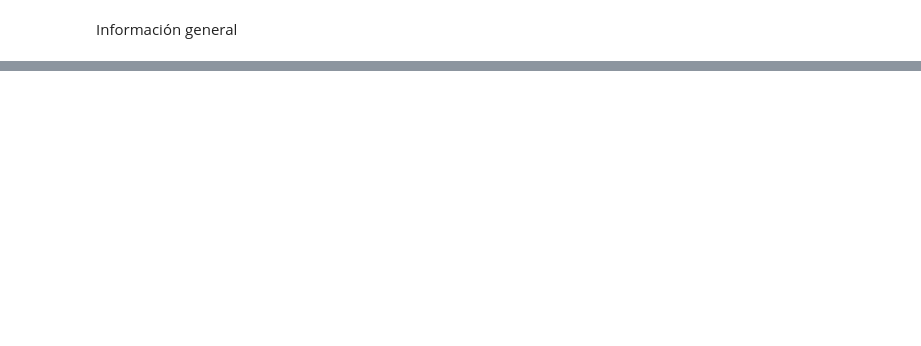
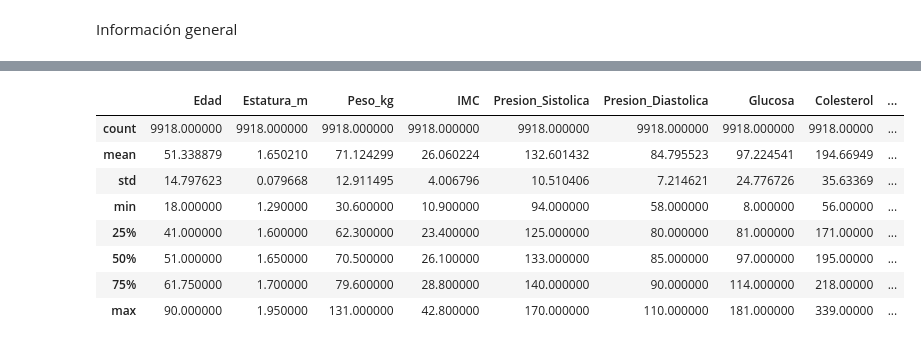
Before and after one commit to DevFntxy/ECBD_9A_IDGS_PRACTICAS_230892, a Jupyter notebook: Practica07/Practica07.ipynb, the cells around one changed output, grey strips where cells are left out. Cells and saved outputs as stored; diff of their text form; code cells hidden in the pictures; blank space fills up the shorter version.

```diff
--- a/Practica07/Practica07.ipynb
+++ b/Practica07/Practica07.ipynb
@@ -89,0 +218,4 @@ memory usage: 4.9+ MB
+# %%
+df_xico = df[df["Municipio"] == "Xicotepec de Juárez"].copy()
+
+print(f"Pacientes de Xicotepec: {len(df_xico)}")
@@ -89,0 +289,12 @@ memory usage: 4.9+ MB
+# %%
+df_xico.describe()  # Por defecto solo incluye las numéricas y elimina los NaN de texto
+# %% [output]
+|  | Edad | Estatura_m | Peso_kg | IMC | Presion_Sistolica | Presion_Diastolica | Glucosa | Colesterol | ... |
+| count | 9918.000000 | 9918.000000 | 9918.000000 | 9918.000000 | 9918.000000 | 9918.000000 | 9918.000000 | 9918.00000 | ... |
+| mean | 51.338879 | 1.650210 | 71.124299 | 26.060224 | 132.601432 | 84.795523 | 97.224541 | 194.66949 | ... |
+| std | 14.797623 | 0.079668 | 12.911495 | 4.006796 | 10.510406 | 7.214621 | 24.776726 | 35.63369 | ... |
+| min | 18.000000 | 1.290000 | 30.600000 | 10.900000 | 94.000000 | 58.000000 | 8.000000 | 56.00000 | ... |
+| 25% | 41.000000 | 1.600000 | 62.300000 | 23.400000 | 125.000000 | 80.000000 | 81.000000 | 171.00000 | ... |
+| 50% | 51.000000 | 1.650000 | 70.500000 | 26.100000 | 133.000000 | 85.000000 | 97.000000 | 195.00000 | ... |
+| 75% | 61.750000 | 1.700000 | 79.600000 | 28.800000 | 140.000000 | 90.000000 | 114.000000 | 218.00000 | ... |
+| max | 90.000000 | 1.950000 | 131.000000 | 42.800000 | 170.000000 | 110.000000 | 181.000000 | 339.00000 | ... |
```
Also changed, not shown: parts of 23 cells of this notebook, 2 other files.
